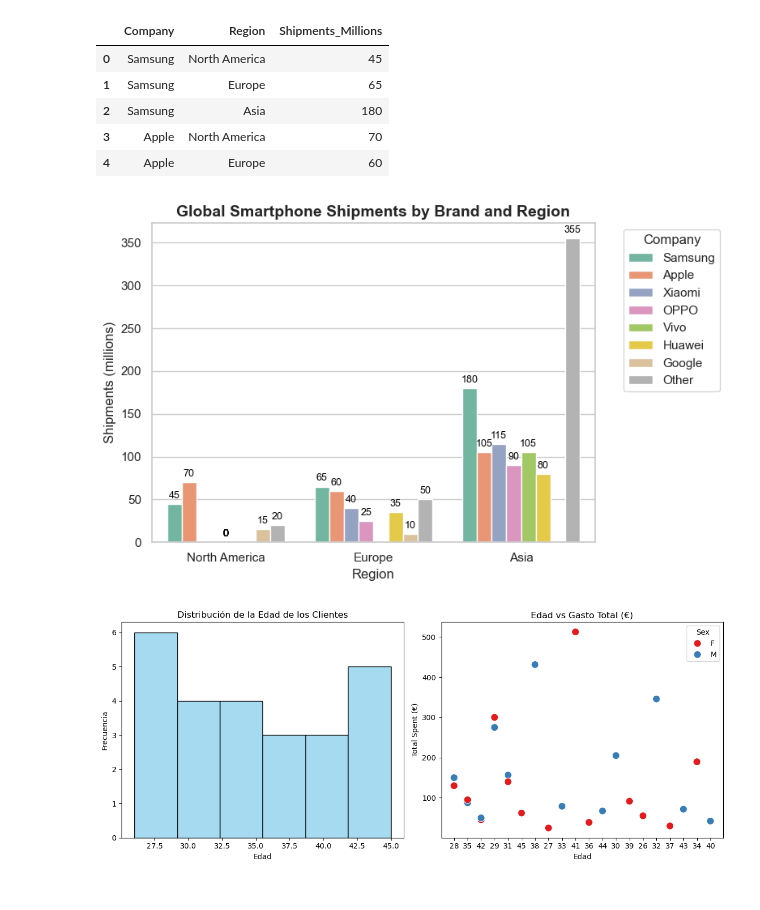
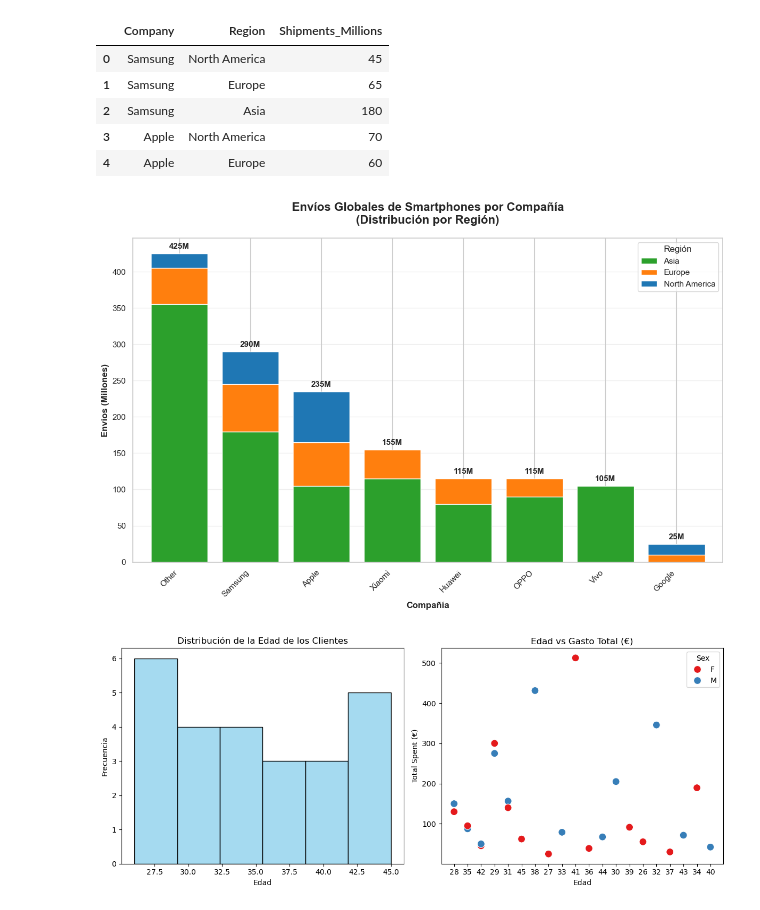
Before and after one commit to Martin0506/Taller3_BigData, a Jupyter notebook: Taller3.ipynb, the cells around one changed output. Saved outputs shown, nothing was run; the diff lists cells and outputs as text; code cells hidden in the pictures.

```diff
--- a/Taller3.ipynb
+++ b/Taller3.ipynb
@@ -17,32 +17,60 @@ df.head()
 | 2 | Samsung | Asia | 180 |
 | 3 | Apple | North America | 70 |
 | 4 | Apple | Europe | 60 |
-# %%
-#Punto 1:Comparar ventas totales y proporciones entre marcas o regiones. Diagramna de barras agrupadas
-
-# Configuración estética global
-sns.set_theme(style="whitegrid")  # whitegrid = limpio y profesional
-palette = sns.color_palette("Set2")  # paleta moderna
-
-# ==== 1. Gráfico de barras agrupadas ====
-plt.figure(figsize=(8,5))
-ax = sns.barplot(data=df, x="Region", y="Shipments_Millions", hue="Company", palette=palette)
-
-# Etiquetas sobre cada barra
-for p in ax.patches:
-    ax.annotate(f'{p.get_height():.0f}',
-                (p.get_x() + p.get_width() / 2., p.get_height()),
-                ha='center', va='bottom', fontsize=9, color='black', xytext=(0, 3),
-                textcoords='offset points')
-
-plt.title("Global Smartphone Shipments by Brand and Region", fontsize=14, weight="bold")
-plt.ylabel("Shipments (millions)", fontsize=12)
-plt.xlabel("Region", fontsize=12)
-plt.legend(title="Company", bbox_to_anchor=(1.05, 1), loc='upper left')
-plt.tight_layout()
-plt.show()
-# %% [output]
-[figure, removed]
+# %%
+#Punto 1:Comparar ventas totales y proporciones entre marcas o regiones. Diagramna de barras agrupadas
+
+import matplotlib.pyplot as plt
+
+# Crear tabla pivote para organizar datos
+pivot_company = df.pivot_table(
+    index='Company',
+    columns='Region',
+    values='Shipments_Millions',
+    fill_value=0
+)
+
+# Calcular totales para ordenar por volumen
+pivot_company['Total'] = pivot_company.sum(axis=1)
+pivot_company_sorted = pivot_company.sort_values('Total', ascending=False)
+
+# Eliminar columna Total para el gráfico
+plot_data_company = pivot_company_sorted.drop('Total', axis=1)
+
+# Colores para las regiones
+region_colors = {'North America': '#1f77b4', 'Europe': '#ff7f0e', 'Asia': '#2ca02c'}
+
+# Crear la figura
+fig, ax = plt.subplots(figsize=(12, 8))
+
+# Gráfica apilada por compañía
+plot_data_company.plot(
+    kind='bar',
+    stacked=True,
+    ax=ax,
+    color=[region_colors.get(col, '#gray') for col in plot_data_company.columns],
+    width=0.8
+)
+
+# Configurar el gráfico
+ax.set_title('Envíos Globales de Smartphones por Compañía\n(Distribución por Región)',
+             fontsize=16, fontweight='bold', pad=20)
+ax.set_xlabel('Compañía', fontsize=12, fontweight='bold')
+ax.set_ylabel('Envíos (Millones)', fontsize=12, fontweight='bold')
+ax.legend(title='Región', title_fontsize=12, fontsize=11)
+ax.set_xticklabels(plot_data_company.index, rotation=45, ha='right')
+ax.grid(axis='y', alpha=0.3)
+
+# Agregar valores totales encima de cada barra
+for i, company in enumerate(plot_data_company.index):
+    total = pivot_company_sorted.loc[company, 'Total']
+    ax.text(i, total + max(pivot_company_sorted['Total']) * 0.01, f'{int(total)}M',
+            ha='center', va='bottom', fontweight='bold', fontsize=11)
+
+plt.tight_layout()
+plt.show()
+# %% [output]
+[figure, added]
 # %%
 #Punto 2 Customer spending data
 
```
